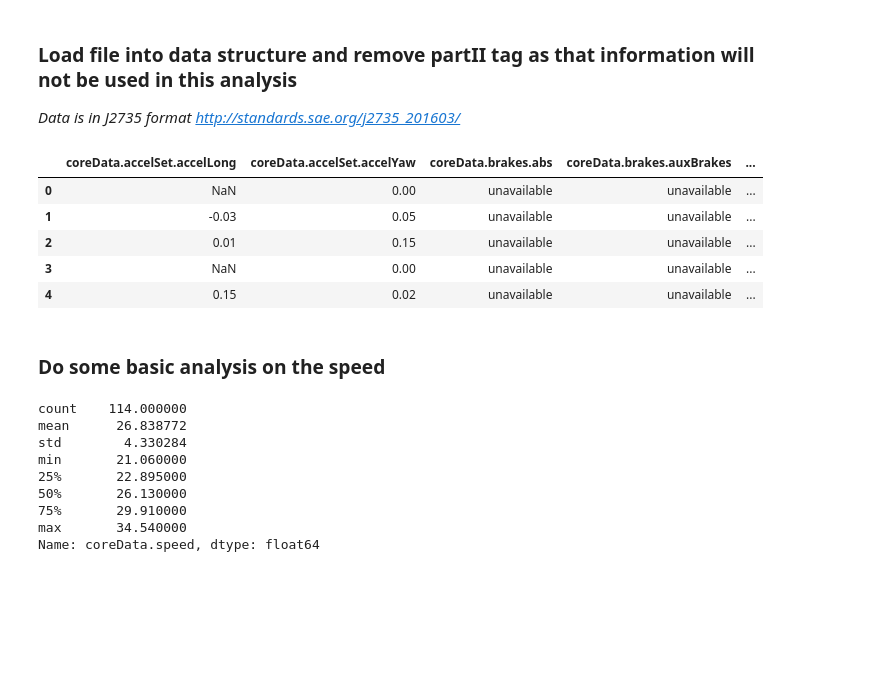
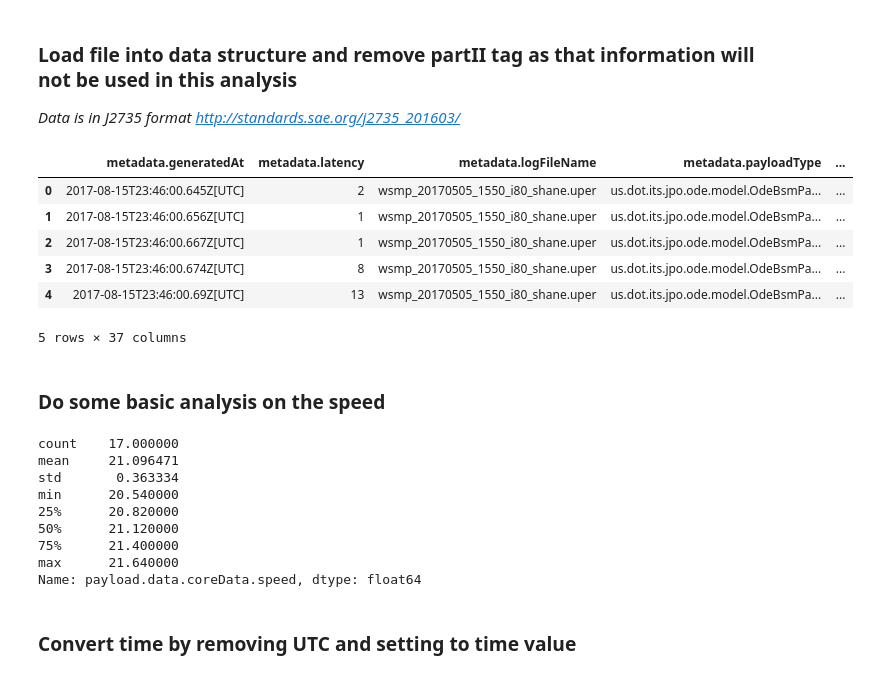
Before and after one commit to usdot-its-jpo-data-portal/sandbox, a Jupyter notebook: notebooks/Introduction to WY CV data through ITS JPO Sandbox.ipynb, the cells around one changed output. Saved outputs shown, nothing was run; the diff lists cells and outputs as text; code cells hidden in the pictures; blank space fills up the shorter version.

Commit message:
Update notebook to support new format
Updated notebook to support new data format

```diff
--- a/notebooks/Introduction to WY CV data through ITS JPO Sandbox.ipynb
+++ b/notebooks/Introduction to WY CV data through ITS JPO Sandbox.ipynb
@@ -100,6 +107,6 @@ print('{} Files loaded to {}'.format(str(len(os.listdir(local_directory))), '/tm
 # %%
 import pprint
 import json
-data = json.loads(open("/tmp/wydot-filtered-bsm-1501782536777.json").read())
+data = json.loads(open("./tmp/wydot-filtered-bsm-1502840973991.json").read())
 pprint.pprint(data)
 # %% [output]
@@ -137,31 +144,34 @@ with open(local_directory + "merged_file.json", "w") as outfile:
 # %%
 from pandas.io.json import json_normalize
 
 file_json = json.load(open(local_directory + "merged_file.json","r"))
 
-for element in file_json:
-    del element['partII']
+# for element in file_json:
+#     del element['partII']
 
-result = json_normalize(file_json)
+result = json_normalize(data=file_json, meta=['metadata', ['payload', 'data']])
 result.head()
 # %% [output]
-|  | coreData.accelSet.accelLong | coreData.accelSet.accelYaw | coreData.brakes.abs | coreData.brakes.auxBrakes | ... |
-| 0 | NaN | 0.00 | unavailable | unavailable | ... |
-| 1 | -0.03 | 0.05 | unavailable | unavailable | ... |
-| 2 | 0.01 | 0.15 | unavailable | unavailable | ... |
-| 3 | NaN | 0.00 | unavailable | unavailable | ... |
-| 4 | 0.15 | 0.02 | unavailable | unavailable | ... |
+|  | metadata.generatedAt | metadata.latency | metadata.logFileName | metadata.payloadType | ... |
+| 0 | 2017-08-15T23:46:00.645Z[UTC] | 2 | wsmp_20170505_1550_i80_shane.uper | us.dot.its.jpo.ode.model.OdeBsmPa... | ... |
+| 1 | 2017-08-15T23:46:00.656Z[UTC] | 1 | wsmp_20170505_1550_i80_shane.uper | us.dot.its.jpo.ode.model.OdeBsmPa... | ... |
+| 2 | 2017-08-15T23:46:00.667Z[UTC] | 1 | wsmp_20170505_1550_i80_shane.uper | us.dot.its.jpo.ode.model.OdeBsmPa... | ... |
+| 3 | 2017-08-15T23:46:00.674Z[UTC] | 8 | wsmp_20170505_1550_i80_shane.uper | us.dot.its.jpo.ode.model.OdeBsmPa... | ... |
+| 4 | 2017-08-15T23:46:00.69Z[UTC] | 13 | wsmp_20170505_1550_i80_shane.uper | us.dot.its.jpo.ode.model.OdeBsmPa... | ... |
+5 rows × 37 columns
 # %% [markdown]
 ### Do some basic analysis on the speed
 # %%
-result['coreData.speed'].describe()
+result['payload.data.coreData.speed'].describe()
 # %% [output]
-count    114.000000
-mean      26.838772
-std        4.330284
-min       21.060000
-25%       22.895000
-50%       26.130000
-75%       29.910000
-max       34.540000
-Name: coreData.speed, dtype: float64
+count    17.000000
+mean     21.096471
+std       0.363334
+min      20.540000
+25%      20.820000
+50%      21.120000
+75%      21.400000
+max      21.640000
+Name: payload.data.coreData.speed, dtype: float64
+# %% [markdown]
+### Convert time by removing UTC and setting to time value
```
Also changed, not shown: parts of 10 cells of this notebook.
